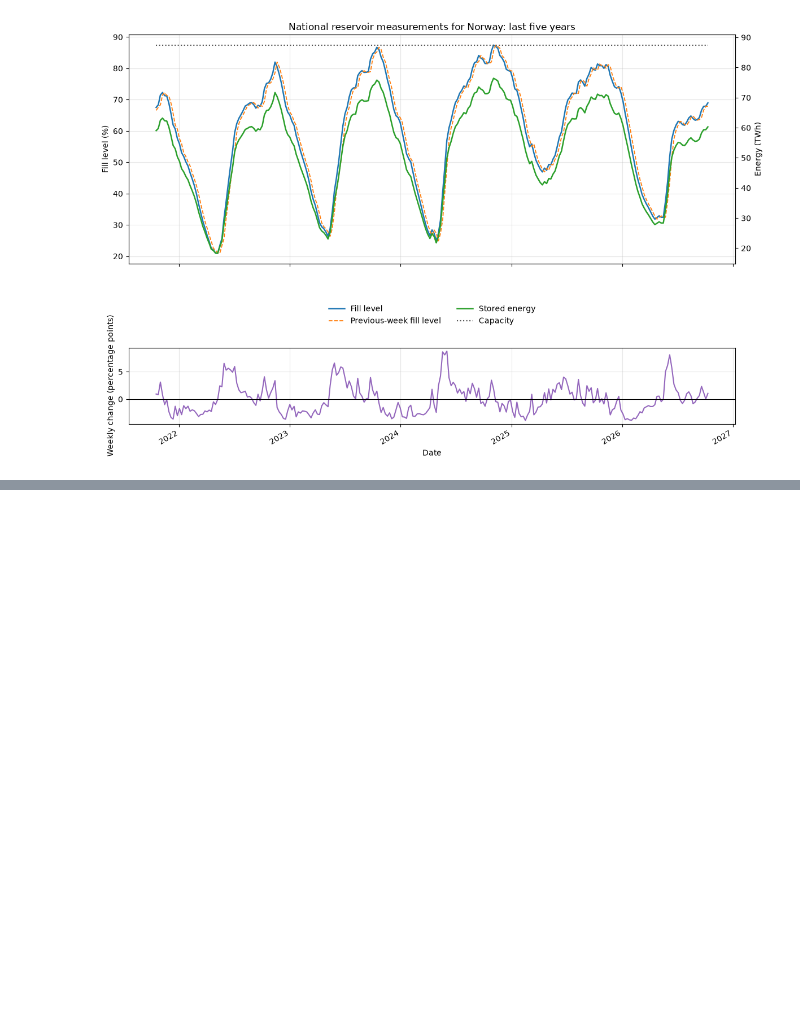
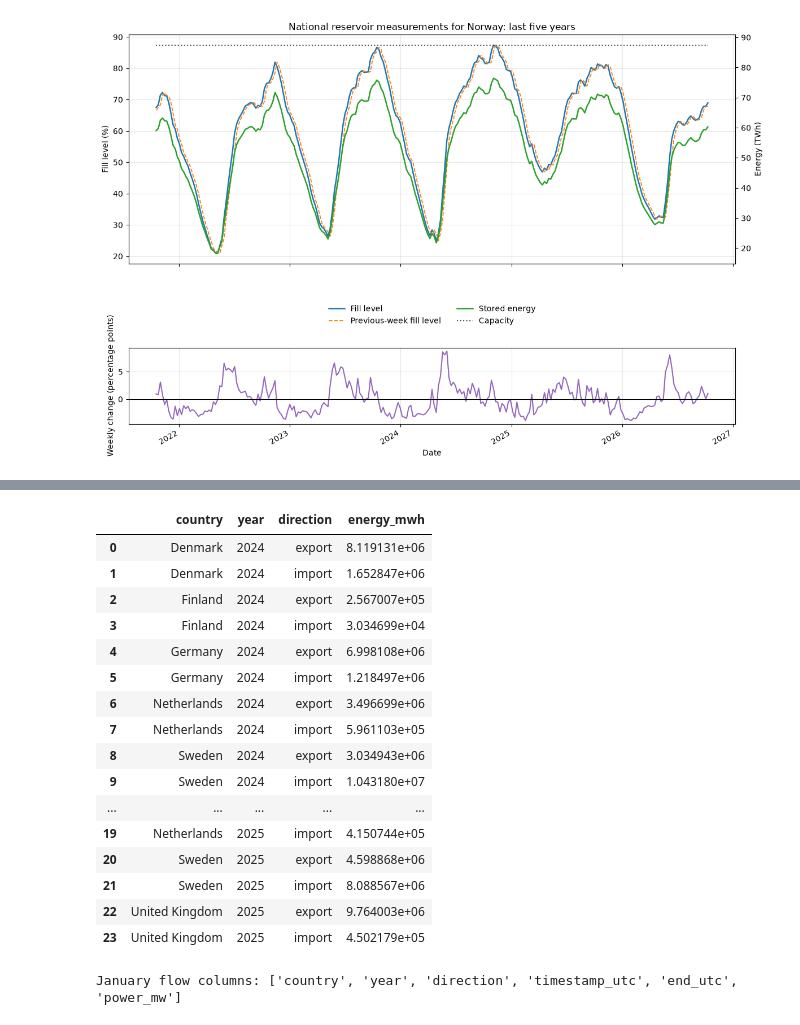
Before and after one commit to EliasVinsrygg/IND320-EliasVinsrygg, a Jupyter notebook: Compulsory Assignments/notebooks/CA2.ipynb, the cells around one changed output, grey strips where cells are left out. Cells and saved outputs as stored; diff of their text form; code cells hidden in the pictures; blank space fills up the shorter version.

Commit message:
Energy flow implementation and app updates

```diff
--- a/Compulsory Assignments/notebooks/CA2.ipynb
+++ b/Compulsory Assignments/notebooks/CA2.ipynb
@@ -356,0 +644,61 @@ The public link to the five-minute screencast will be added here before the Canv
+# %%
+from pyspark.sql import functions as F
+
+# Read from Cassandra and restore human-readable UTC timestamps in Spark.
+stored_flows = spark.read.format("org.apache.spark.sql.cassandra") \
+    .options(table=TABLE, keyspace=KEYSPACE).load()
+if stored_flows.count() != len(spark_input):
+    raise ValueError("Cassandra row count differs from the API data.")
+plot_columns = stored_flows.select(
+    "country", "year", "direction",
+    F.expr("timestamp_millis(timestamp_ms)").alias("timestamp_utc"),
+    F.expr("timestamp_millis(end_ms)").alias("end_utc"),
+    "power_mw", "energy_mwh",
+)
+
+# Verify the source period before making totals or exporting to MongoDB.
+source_start_ms = int(period_start_utc.timestamp() * 1000)
+source_end_ms = int(period_end_utc.timestamp() * 1000)
+bad_rows = stored_flows.filter(
+    (F.col("timestamp_ms") < source_start_ms)
+    | (F.col("timestamp_ms") >= source_end_ms)
+    | (F.col("end_ms") > source_end_ms)
+    | (F.col("end_ms") <= F.col("timestamp_ms"))
+    | (F.year(F.expr("timestamp_millis(timestamp_ms)")) != F.col("year"))
+)
+if bad_rows.limit(1).count():
+    raise ValueError("Cassandra contains a flow block outside the UTC API period.")
+
+# Sum interval energy for the two complete calendar years.
+annual_energy_for_pie = (
+    plot_columns.filter(F.col("year").isin(2024, 2025))
+    .groupBy("country", "year", "direction")
+    .agg(F.sum("energy_mwh").alias("energy_mwh"))
+)
+
+# Keep all countries and directions for selectable January lines.
+january_flows_for_lines = (
+    plot_columns.filter(F.month("timestamp_utc") == 1)
+    .select("country", "year", "direction", "timestamp_utc", "end_utc", "power_mw")
+)
+display(annual_energy_for_pie.orderBy("year", "country", "direction").toPandas())
+print("January flow columns:", january_flows_for_lines.columns)
+# %% [output]
+|  | country | year | direction | energy_mwh |
+| 0 | Denmark | 2024 | export | 8.119131e+06 |
+| 1 | Denmark | 2024 | import | 1.652847e+06 |
+| 2 | Finland | 2024 | export | 2.567007e+05 |
+| 3 | Finland | 2024 | import | 3.034699e+04 |
+| 4 | Germany | 2024 | export | 6.998108e+06 |
+| 5 | Germany | 2024 | import | 1.218497e+06 |
+| 6 | Netherlands | 2024 | export | 3.496699e+06 |
+| 7 | Netherlands | 2024 | import | 5.961103e+05 |
+| 8 | Sweden | 2024 | export | 3.034943e+06 |
+| 9 | Sweden | 2024 | import | 1.043180e+07 |
+| ... | ... | ... | ... | ... |
+| 19 | Netherlands | 2025 | import | 4.150744e+05 |
+| 20 | Sweden | 2025 | export | 4.598868e+06 |
+| 21 | Sweden | 2025 | import | 8.088567e+06 |
+| 22 | United Kingdom | 2025 | export | 9.764003e+06 |
+| 23 | United Kingdom | 2025 | import | 4.502179e+05 |
+January flow columns: ['country', 'year', 'direction', 'timestamp_utc', 'end_utc', 'power_mw']
```
Also changed, not shown: parts of 19 cells of this notebook, 3 other files.
